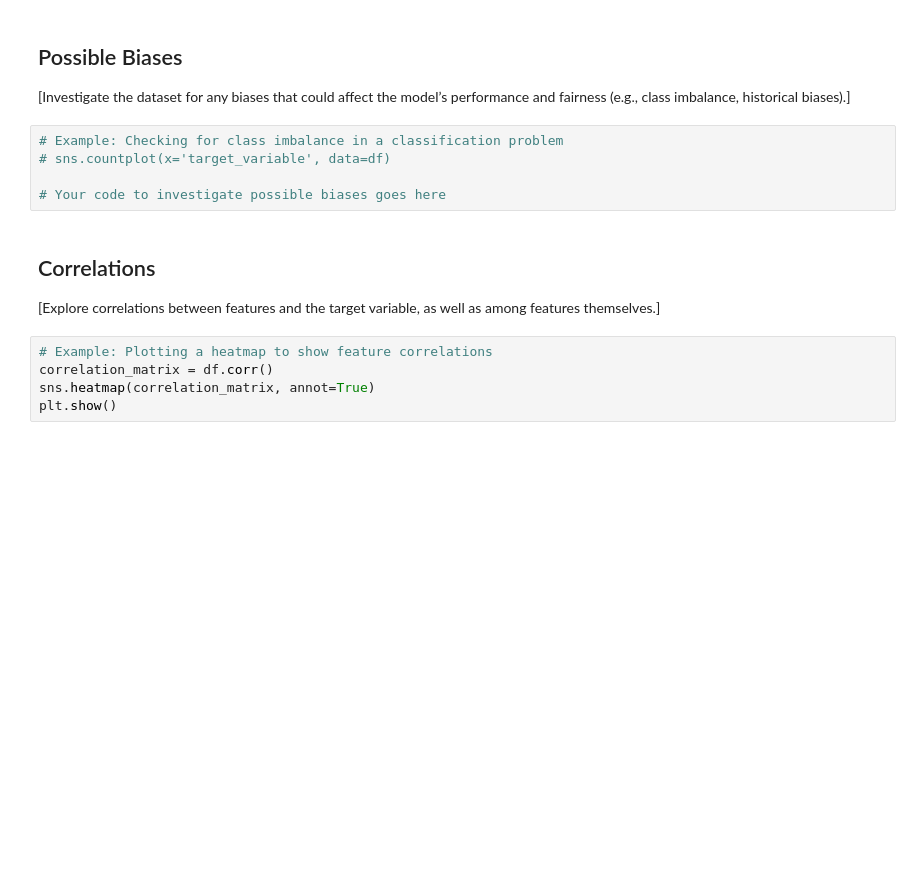
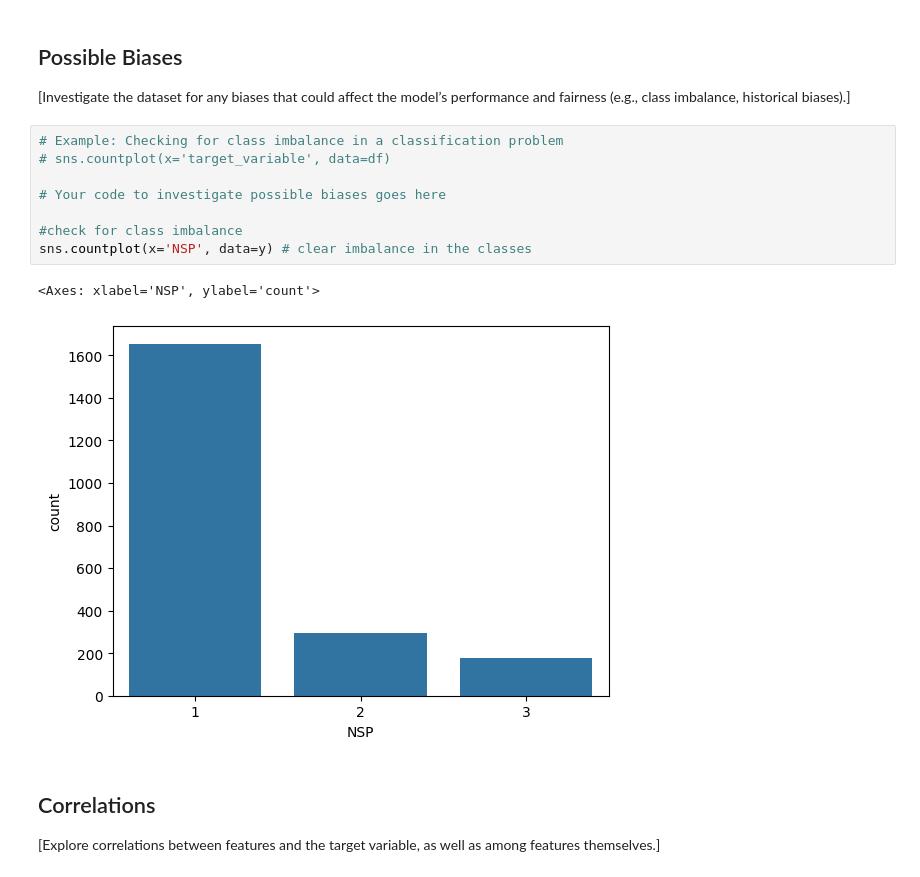
Before and after one commit to marvinschuett/Automated-CTG-analysis, a Jupyter notebook: 1_DatasetCharacteristics/exploratory_data_analysis.ipynb, the cells around one changed output. Cells and saved outputs as stored; diff of their text form; blank space fills up the shorter version.

```diff
--- a/1_DatasetCharacteristics/exploratory_data_analysis.ipynb
+++ b/1_DatasetCharacteristics/exploratory_data_analysis.ipynb
@@ -159,14 +163,15 @@ plt.show()
 # %%
 # Example: Checking for class imbalance in a classification problem
 # sns.countplot(x='target_variable', data=df)
 
 # Your code to investigate possible biases goes here
+
+#check for class imbalance
+sns.countplot(x='NSP', data=y) # clear imbalance in the classes
+# %% [output]
+<Axes: xlabel='NSP', ylabel='count'>
+[figure, added]
 # %% [markdown]
 ## Correlations
 
 [Explore correlations between features and the target variable, as well as among features themselves.]
-# %%
-# Example: Plotting a heatmap to show feature correlations
-correlation_matrix = df.corr()
-sns.heatmap(correlation_matrix, annot=True)
-plt.show()
```
Also changed, not shown: parts of 2 cells of this notebook.
